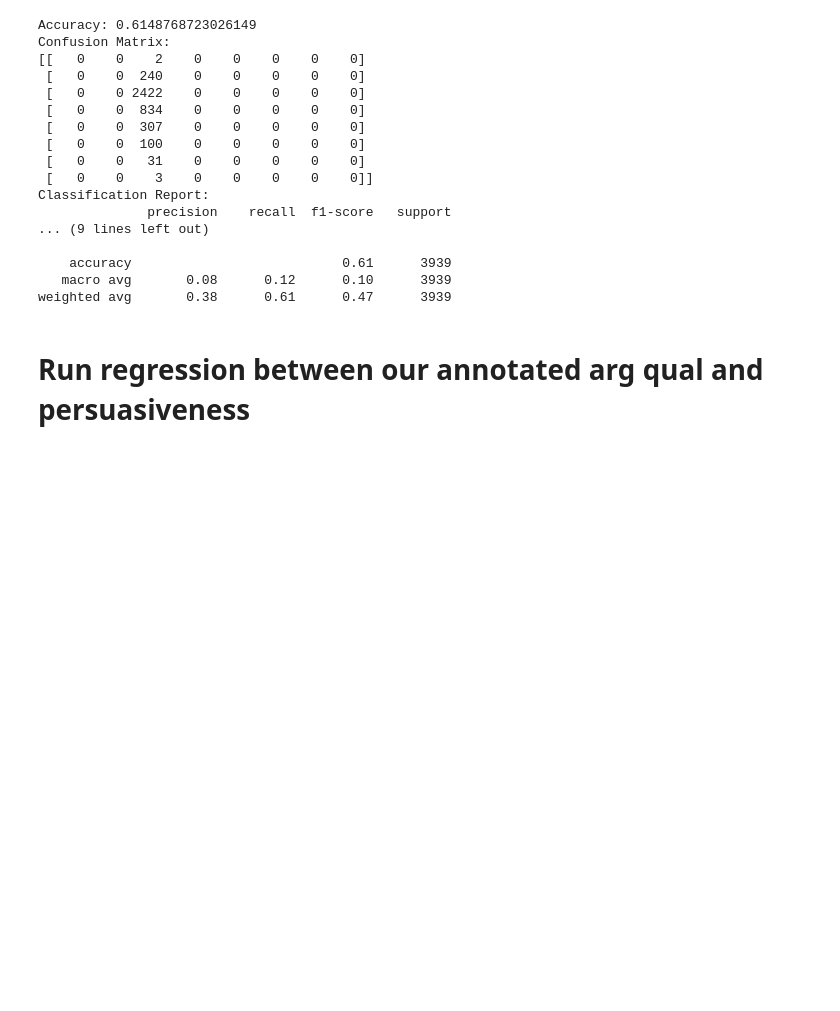
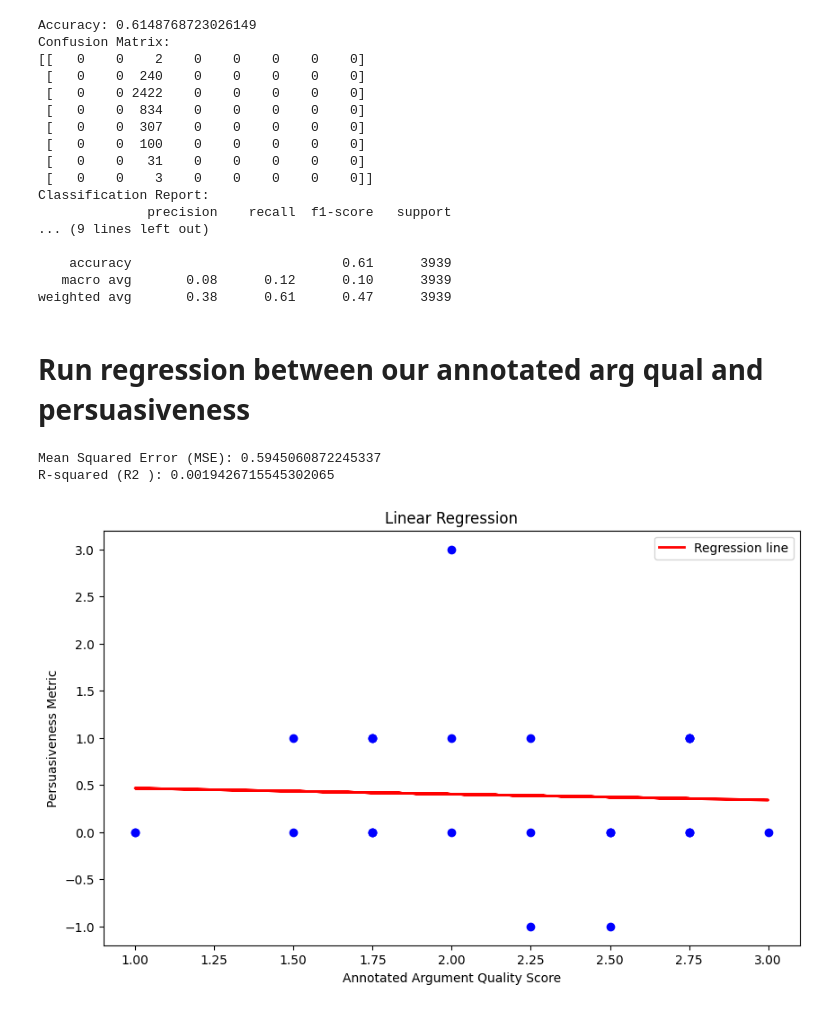
Before and after one commit to maxschaffelder/soc_term_project, a Jupyter notebook: correl_argqual_persuasiveness.ipynb, the cells around one changed output. Cells and saved outputs as stored; diff of their text form; code cells hidden in the pictures; blank space fills up the shorter version.

Commit message:
Graph correlation

```diff
--- a/correl_argqual_persuasiveness.ipynb
+++ b/correl_argqual_persuasiveness.ipynb
@@ -124,0 +127,34 @@ result_df.head()
+# %%
+annotations = pd.read_csv("Data/Annotations/Argument quality annotation Average.csv")
+
+# Define X and y
+X = annotations[['overall']]  # Independent variable
+y = annotations['persuasiveness_metric']  # Dependent variable
+
+# Create and fit the model
+model = LinearRegression()
+model.fit(X, y)
+
+# Predictions
+y_pred = model.predict(X)
+
+# Evaluation metrics
+mse = mean_squared_error(y, y_pred)
+r2 = r2_score(y, y_pred)
+
+print(f"Mean Squared Error (MSE): {mse}")
+print(f"R-squared (R2 ): {r2}")
+
+# Plotting
+plt.figure(figsize=(10, 6))
+plt.scatter(X, y, color='blue')
+plt.plot(X, y_pred, color='red', linewidth=2, label='Regression line')
+plt.xlabel('Annotated Argument Quality Score')
+plt.ylabel('Persuasiveness Metric')
+plt.title('Linear Regression')
+plt.legend()
+plt.show()
+# %% [output]
+Mean Squared Error (MSE): 0.5945060872245337
+R-squared (R2 ): 0.0019426715545302065
+[figure, added]
```
Also changed, not shown: parts of 2 cells of this notebook.
